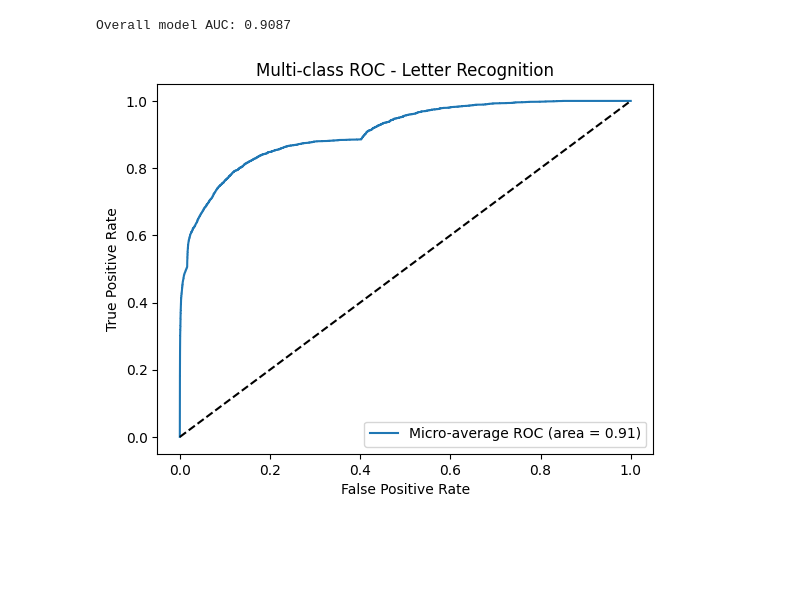
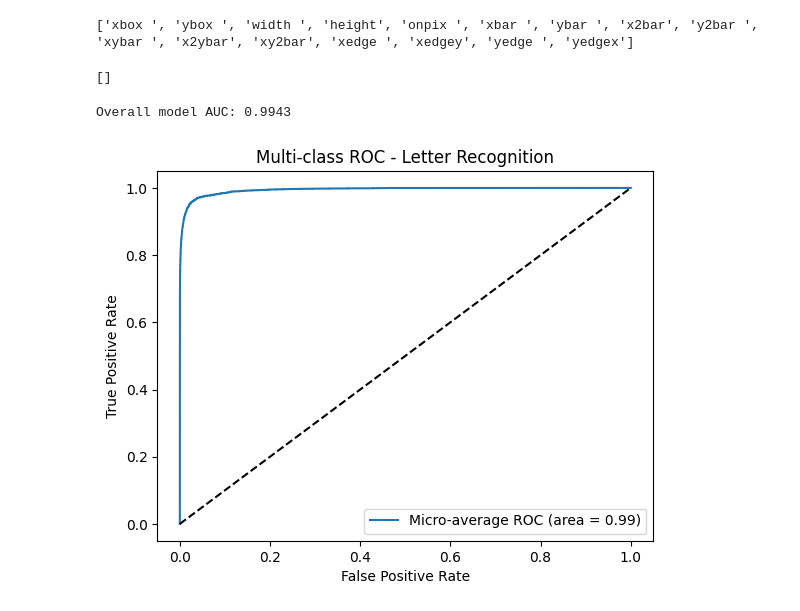
Before and after one commit to DevelSSN/1BM23CS313-SHASHANK-SHANTHARAM-NAYAK, a Jupyter notebook: 1BM23CS313_Lab-7.ipynb, the cells around one changed output. Cells and saved outputs as stored; diff of their text form; code cells hidden in the pictures; blank space fills up the shorter version.

```diff
--- a/1BM23CS313_Lab-7.ipynb
+++ b/1BM23CS313_Lab-7.ipynb
@@ -134,40 +110,50 @@ for i in range(n_classes):
 filename = 'letter-recognition.csv'
 target = 'letter'
 numerical_features = [col for col in df.columns if col!=target]
-categorical_features = [target]
+categorical_features = []
+print(numerical_features)
+categorical_features
+# %% [output]
+['xbox ', 'ybox ', 'width ', 'height', 'onpix ', 'xbar ', 'ybar ', 'x2bar', 'y2bar ', 'xybar ', 'x2ybar', 'xy2bar', 'xedge ', 'xedgey', 'yedge ', 'yedgex']
+[]
 # %%
-model = Pipeline([
-    ('scaler', StandardScaler()),
-    ('svm', SVC(kernel='linear', C=1.0, random_state=42))
+preprocessor = ColumnTransformer(
+    transformers=[
+        ('num', StandardScaler(), numerical_features),
+        ('cat', OneHotEncoder(handle_unknown='ignore'), categorical_features)
+    ])
+model = Pipeline(steps=[
+    ('preprocessor', preprocessor),
+    ('classifier', SVC(kernel='rbf', probability=True, random_state=42))
 ])
 # %%
 from sklearn.metrics import roc_curve, auc
 from sklearn.multiclass import OneVsRestClassifier
 from sklearn.preprocessing import label_binarize
 
 # 1. Binarize the target letters (A-Z)
 classes = sorted(y.unique())
 y_test_bin = label_binarize(y_test, classes=classes)
 
 # 2. Get decision scores (Standard for LinearSVC or SVC)
 # Using OneVsRestClassifier allows us to handle 26 classes efficiently
-classifier = OneVsRestClassifier(model.named_steps['svm'])
+classifier = OneVsRestClassifier(model.named_steps['classifier'])
 y_score = classifier.fit(X_train, y_train).decision_function(X_test)
 
 # 3. Compute Micro-average ROC/AUC
 fpr_micro, tpr_micro, _ = roc_curve(y_test_bin.ravel(), y_score.ravel())
 auc_micro = auc(fpr_micro, tpr_micro)
 
 print(f"Overall model AUC: {auc_micro:.4f}")
 
 # 4. Plot
 plt.plot(fpr_micro, tpr_micro, label=f'Micro-average ROC (area = {auc_micro:.2f})')
 plt.plot([0, 1], [0, 1], 'k--') # Random guess line
 plt.xlabel('False Positive Rate')
 plt.ylabel('True Positive Rate')
 plt.title('Multi-class ROC - Letter Recognition')
 plt.legend()
 plt.show()
 # %% [output]
-Overall model AUC: 0.9087
+Overall model AUC: 0.9943
-[figure, old version]
+[figure, new version]
```
Also changed, not shown: parts of 9 cells of this notebook, 2 other files.
